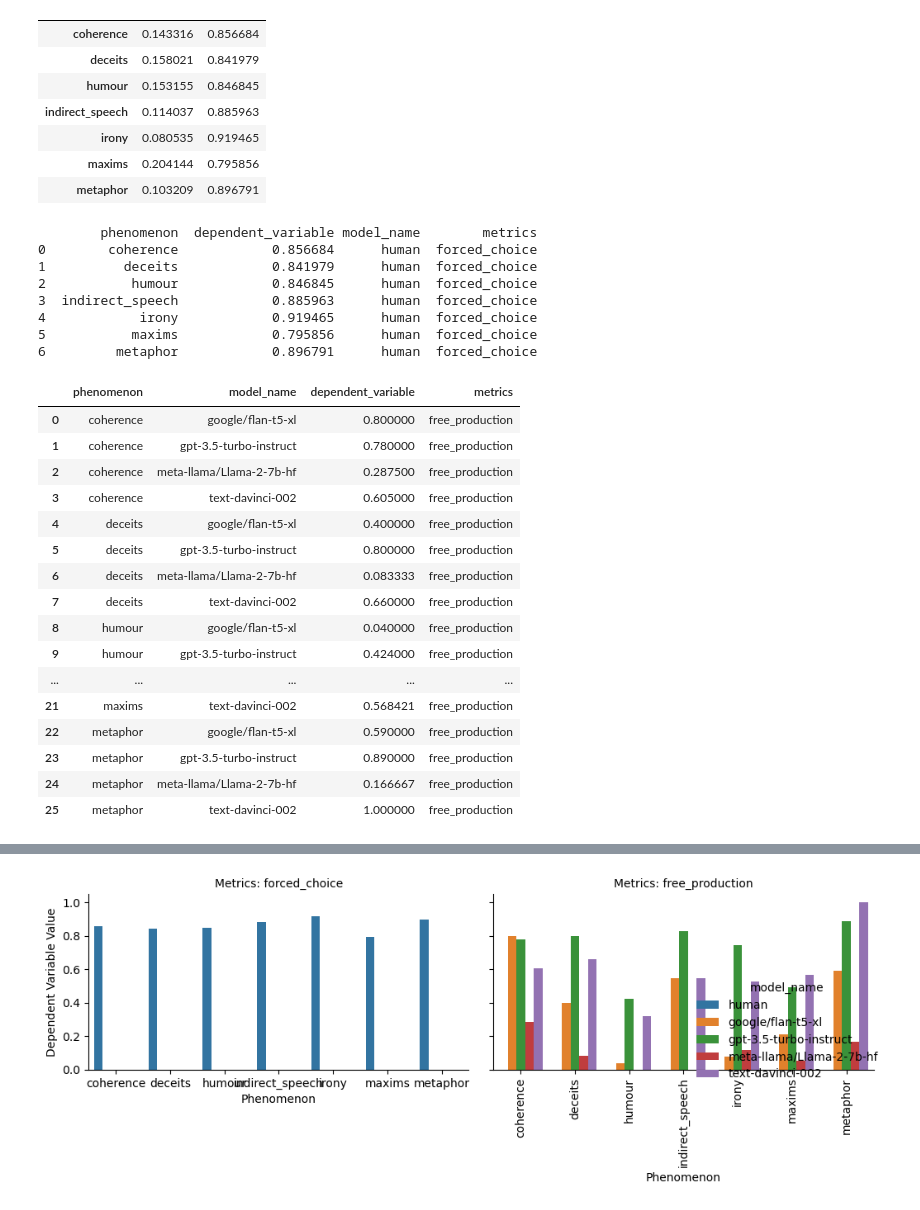
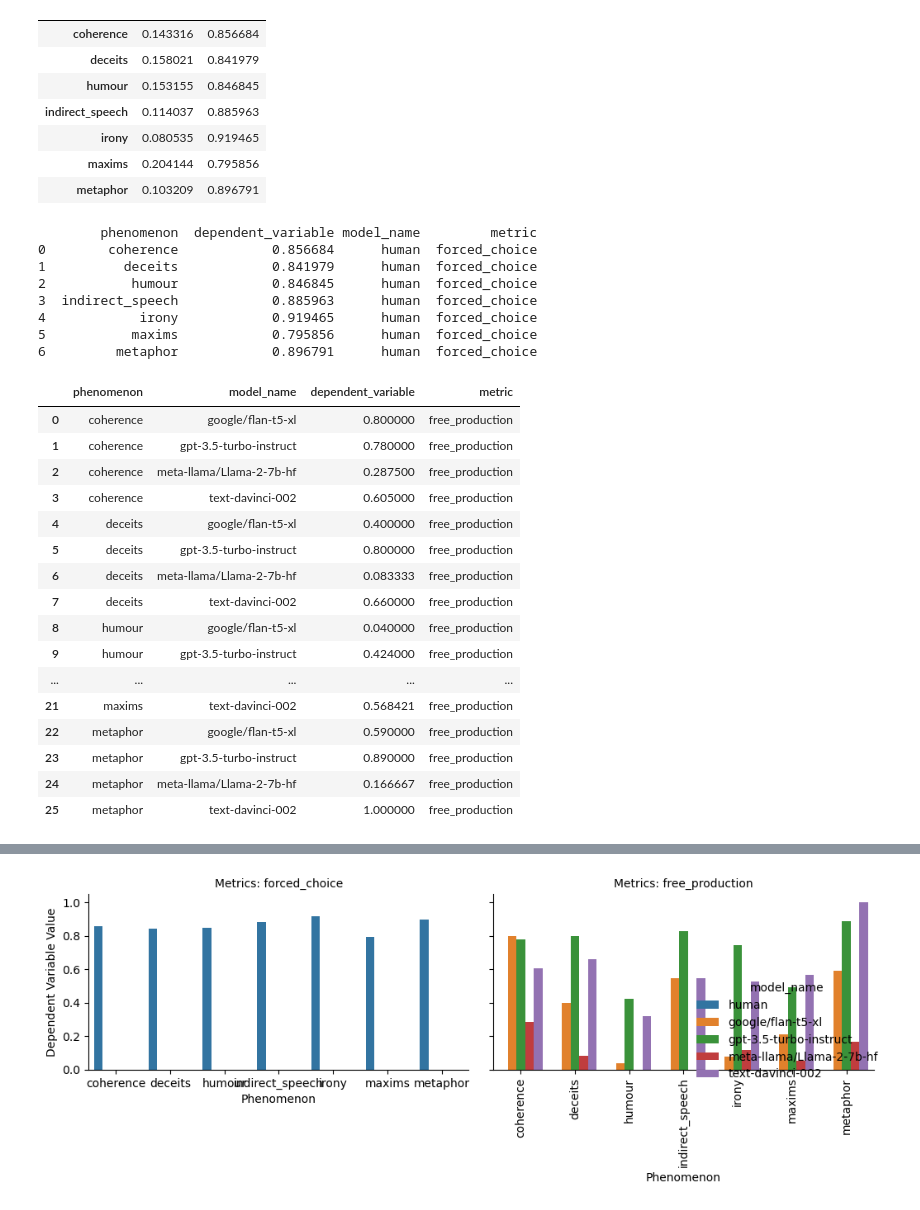
Before and after one commit to polina-tsvilodub/LLM_link, a Jupyter notebook: analysis/analysis_free_wang.ipynb, the cells around one changed output, grey strips where cells are left out. Cells and saved outputs as stored; diff of their text form; code cells hidden in the pictures.

```diff
--- a/analysis/analysis_free_wang.ipynb
+++ b/analysis/analysis_free_wang.ipynb
@@ -529,42 +529,42 @@ human_data_cleaned.rename(columns={
 }, inplace=True)
 # Add two new columns with specified values
 human_data_cleaned.loc[:,'model_name'] = 'human'
-human_data_cleaned.loc[:,'metrics'] = 'forced_choice'
+human_data_cleaned.loc[:,'metric'] = 'forced_choice'
 
 # Drop column "Correct"
 human_data_cleaned.drop(columns=['Correct'], inplace=True)
 human_data_cleaned.reset_index(drop=True, inplace=True)
 
 print(human_data_cleaned)
 
 
 # Rename the columns of model_data
 model_data_cleaned = non_zero_melted_data_target.copy()
 
 model_data_cleaned.rename(columns={
     "normalized_count": "dependent_variable"
 }, inplace=True)
 
 # Add one new column with specified values
-model_data_cleaned.loc[:,'metrics'] = 'free_production'
+model_data_cleaned.loc[:,'metric'] = 'free_production'
 
 # Subset data by temperature
 model_data_cleaned = model_data_cleaned[model_data_cleaned['temperature'] == 0.1]
 model_data_cleaned.drop(columns=['temperature', 'response_option'], inplace=True)
 
 
 model_data_cleaned.reset_index(drop=True, inplace=True)
 model_data_cleaned
 # %% [output]
-        phenomenon  dependent_variable model_name        metrics
+        phenomenon  dependent_variable model_name         metric
 0        coherence            0.856684      human  forced_choice
 1          deceits            0.841979      human  forced_choice
 2           humour            0.846845      human  forced_choice
 3  indirect_speech            0.885963      human  forced_choice
 4            irony            0.919465      human  forced_choice
 5           maxims            0.795856      human  forced_choice
 6         metaphor            0.896791      human  forced_choice
-|  | phenomenon | model_name | dependent_variable | metrics |
+|  | phenomenon | model_name | dependent_variable | metric |
 | 0 | coherence | google/flan-t5-xl | 0.800000 | free_production |
 | 1 | coherence | gpt-3.5-turbo-instruct | 0.780000 | free_production |
 | 2 | coherence | meta-llama/Llama-2-7b-hf | 0.287500 | free_production |
```
Also changed, not shown: parts of 2 cells of this notebook, 13 other files.
